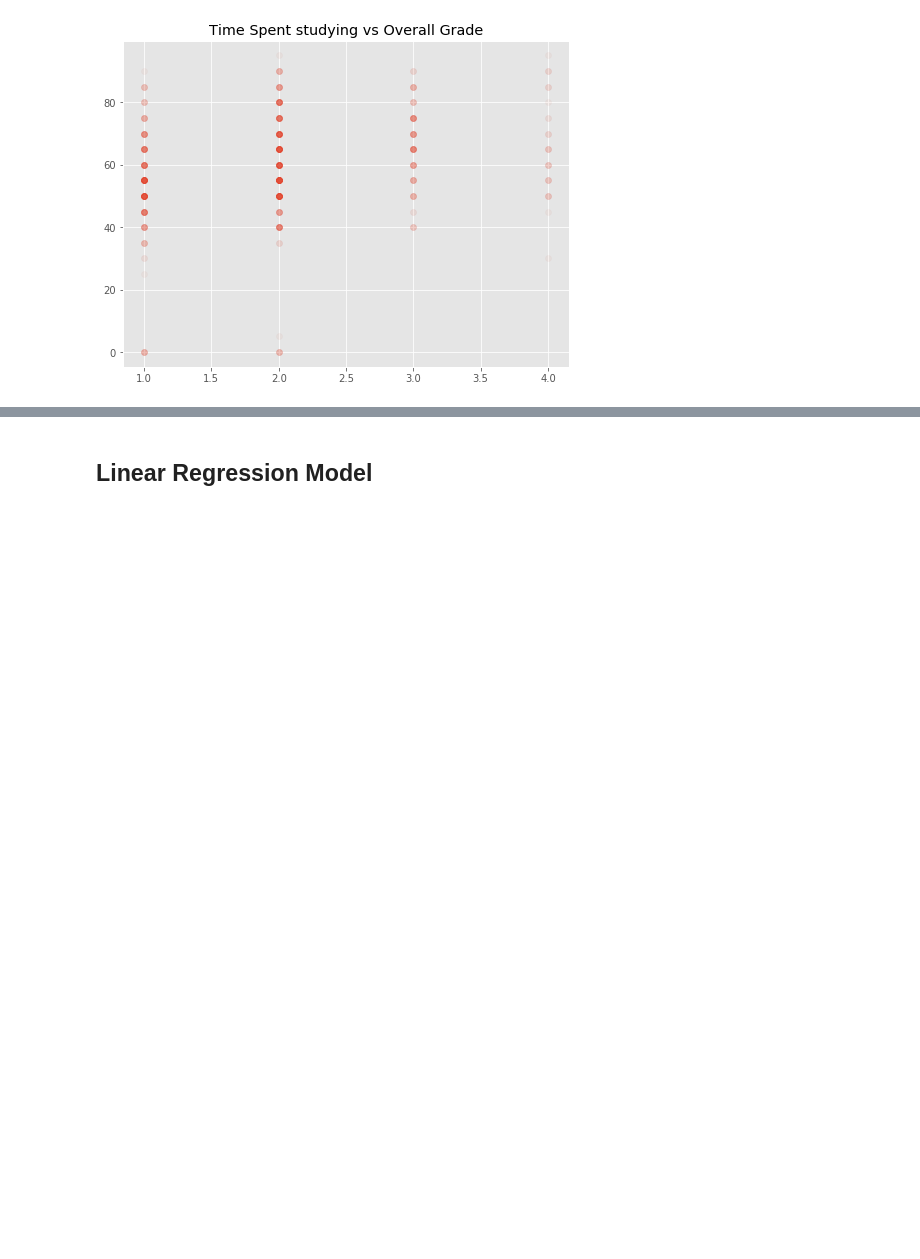
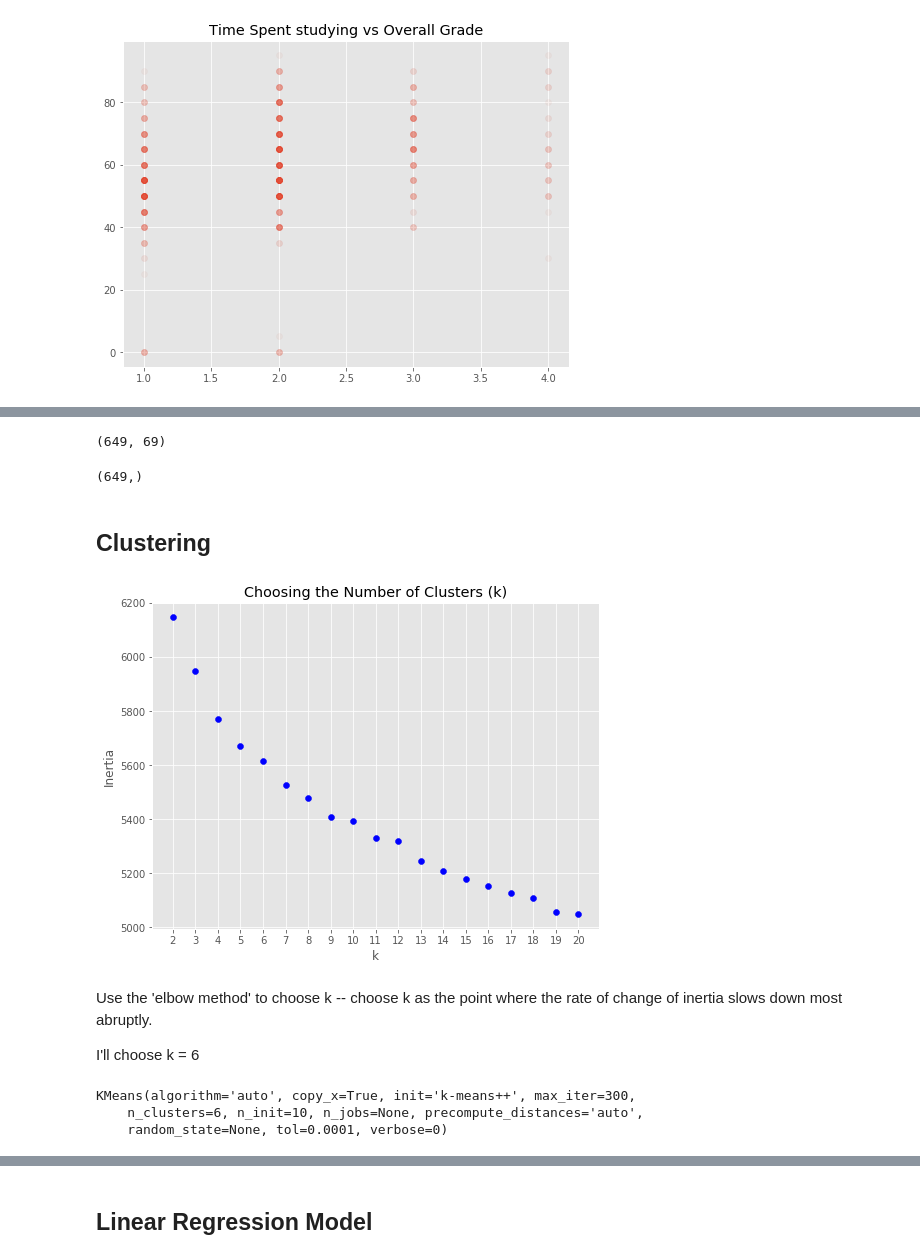
Before and after one commit to neil-ash/Kaggle, a Jupyter notebook: Student_Alcohol_Consumption/Student_EDA.ipynb, the cells around one changed output, grey strips where cells are left out. Saved outputs shown, nothing was run; the diff lists cells and outputs as text; code cells hidden in the pictures; blank space fills up the shorter version.

Commit message:
Predictive models, clustering, PCA

```diff
--- a/Student_Alcohol_Consumption/Student_EDA.ipynb
+++ b/Student_Alcohol_Consumption/Student_EDA.ipynb
@@ -154,0 +203,20 @@ plt.title('Weekend (x) vs Weekday (y) Alcohol Consumption');
+# %%
+# Store encoded features in a dictionary in order to make sure encoding is correct
+features = {}
+
+# Iterate over columns in dataframe (features)
+for i in por.columns:
+
+    # Disregard grades
+    if i in ['G1', 'G2', 'G3']:
+        continue
+
+    # Min-max scale age and absences
+    elif i in ['age', 'absences']:
+        features[i] = mms.fit_transform(por[i].values.reshape(-1, 1)).ravel()
+
+    # One-hot encode everything else
+    else:
+
+        # Will always have 1 'dummy variable' column to disregard, set as first
+        features[i] = ohe.fit_transform(por[i].values.reshape(-1, 1)).toarray()[:, 1:]
@@ -154,0 +236,11 @@ plt.title('Weekend (x) vs Weekday (y) Alcohol Consumption');
+# %%
+temp = np.ones((por.values.shape[0], 1))
+
+for i in features.values():
+    temp = np.hstack((temp, i.reshape(por.values.shape[0], -1)))
+
+X = temp[:, 1:]
+# %%
+X.shape
+# %% [output]
+(649, 69)
@@ -154,0 +249,36 @@ plt.title('Weekend (x) vs Weekday (y) Alcohol Consumption');
+# %%
+y.shape
+# %% [output]
+(649,)
+# %% [markdown]
+## Clustering
+# %%
+from sklearn.cluster import KMeans
+
+# Inertia: sum of squared distances of samples to their closest cluster center
+inertia_ls = []
+
+# To determine best number of clusters (k)
+for i in range(2, 21):
+    kmc = KMeans(n_clusters=i)
+    kmc.fit(X)
+    inertia_ls.append(kmc.inertia_)
+# %%
+plt.scatter(x=range(2, 21), y=inertia_ls, color='blue')
+plt.title('Choosing the Number of Clusters (k)')
+plt.xlabel('k')
+plt.ylabel('Inertia')
+plt.xticks(range(2, 21));
+# %% [output]
+[figure, added]
+# %% [markdown]
+Use the 'elbow method' to choose k -- choose k as the point where the rate of change of inertia slows down most abruptly.
+
+I'll choose k = 6
+# %%
+kmc = KMeans(n_clusters=6)
+kmc.fit(X)
+# %% [output]
+KMeans(algorithm='auto', copy_x=True, init='k-means++', max_iter=300,
+    n_clusters=6, n_init=10, n_jobs=None, precompute_distances='auto',
+    random_state=None, tol=0.0001, verbose=0)
```
Also changed, not shown: parts of 28 cells of this notebook.
